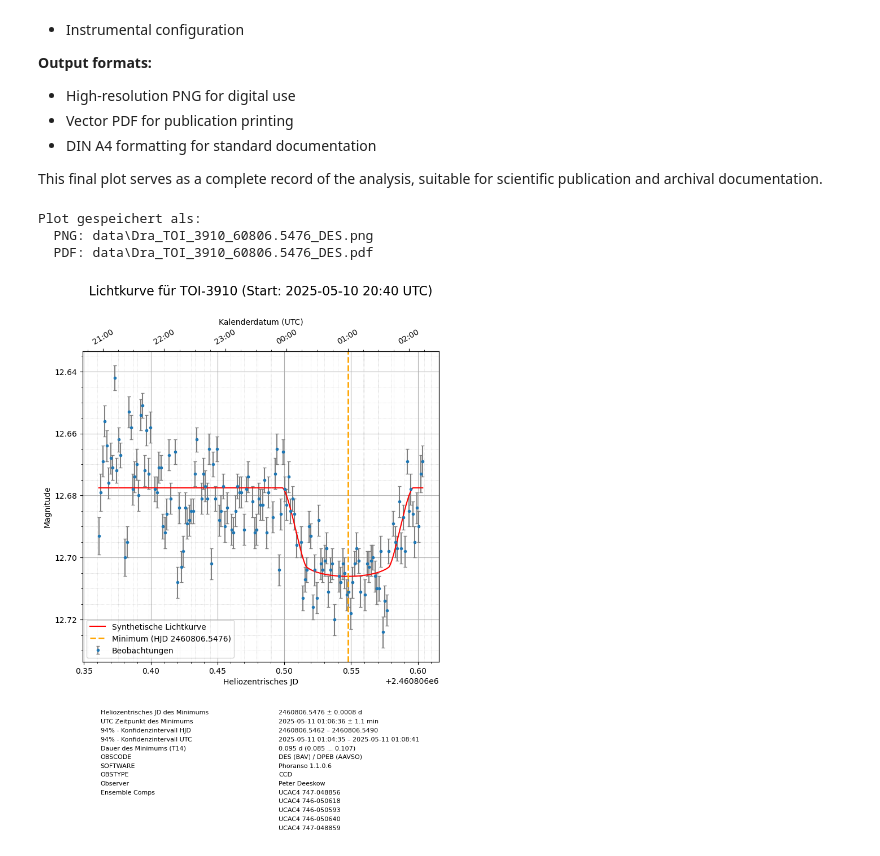
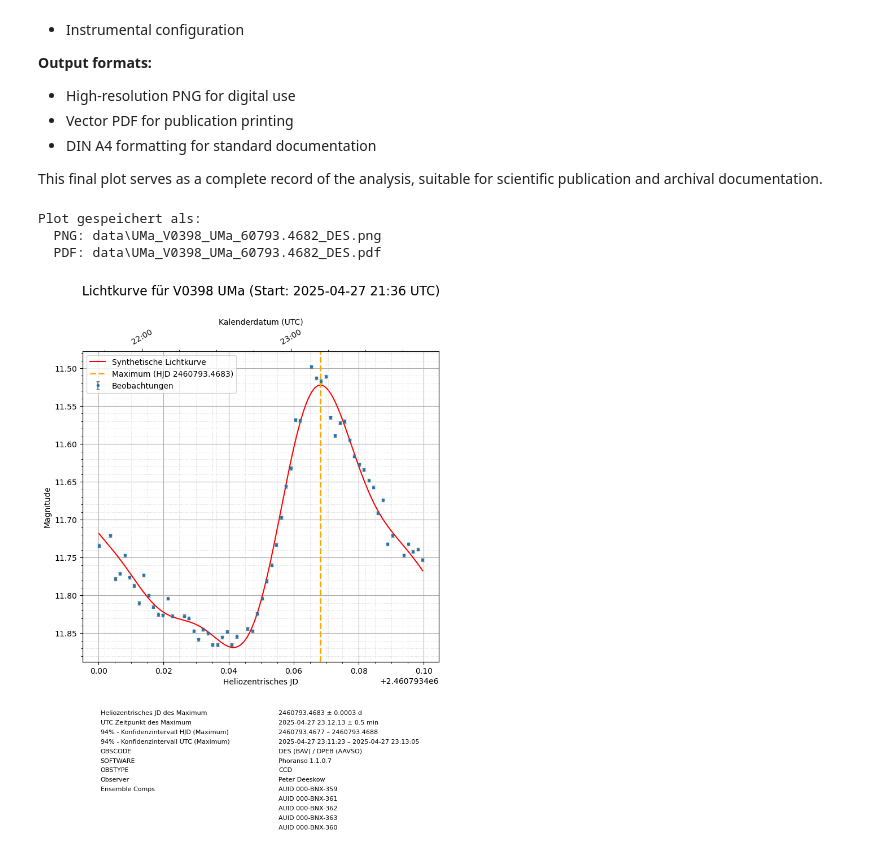
Before and after one commit to pdeeskow/lightcurve, a Jupyter notebook: BAV_lightcurve.ipynb, the cells around one changed output. Drawn from its saved outputs; the diff is of its cells as text; code cells hidden in the pictures.

```diff
--- a/BAV_lightcurve.ipynb
+++ b/BAV_lightcurve.ipynb
@@ -21,8 +21,9 @@ The pipeline expects AAVSO report files containing:
 # %%
 import pandas as pd
 from pathlib import Path
+import requests
 
-file_path = Path('data') / "AAVSO report for TOI-3910 on 2023-05-10 with ringset (8 - 5 - 7)_Created 2025-07-11 20-25-03.txt"
+file_path = Path('data') / "AAVSO report for V0398 UMa on 2025-04-27 with ringset (8 - 5 - 7)_Created 2025-07-23 20-54-49.txt"
 
 # Separate header comment lines and data lines
 header_lines = []
@@ -319,16 +348,23 @@ Determines the precise timing of minimum light from the synthetic lightcurve. Th
 
 The timing precision is typically much better than individual photometric measurements due to the model-based approach combining all observations.
 # %%
-# Minimum der synthetischen Lichtkurve ermitteln
+# Extremum der synthetischen Lichtkurve ermitteln
 import numpy as np
 from astropy.time import Time
 
+#Festlegeung Minimum oder Maximum
+M = 'Maximum'  # oder 'Mininum'
+
 # Finde den Index des Minimums in der synthetischen Lichtkurve
-min_idx = df_synth['MAG'].idxmax()
+if M == 'Maximum':
+    min_idx = df_synth['MAG'].idxmin()
+else:
+    min_idx = df_synth['MAG'].idxmax()
+
 hjd_min = df_synth.loc[min_idx, 'HJD']
 mag_min = df_synth.loc[min_idx, 'MAG']
 
-print(f"Minimum der synthetischen Lichtkurve:")
+print(f"Maximum der synthetischen Lichtkurve:")
 print(f"  HJD: {hjd_min:.6f}")
 print(f"  Magnitude: {mag_min:.6f}")
 
@@ -342,7 +378,7 @@ jd_min_utc = hjd_min - avg_delta_hjd
 time_min_hjd = Time(hjd_min, format='jd', scale='utc')
 time_min_utc = Time(jd_min_utc, format='jd', scale='utc')
 
-print(f"\nZeitpunkt des Minimums:")
+print(f"\nZeitpunkt des {M}:")
 print(f"  HJD: {hjd_min:.6f}")
 print(f"  JD (UTC, geozentrischer): {jd_min_utc:.6f}")
 print(f"  UTC (heliozentrisch): {time_min_hjd.to_datetime().strftime('%Y-%m-%d %H:%M:%S.%f')[:-3]}")
@@ -505,7 +537,8 @@ with open(output_path, 'w', encoding='utf-8') as f:
     f.write("#Delim=|\n")
 
     # Hauptdatenzeile
-    line = f"{constellation_short}|{object_name}|min|{jd_min:.4f}|{hjd_min_bav:.4f}|{std_dev:.4f}|na|na|{mag_at_min:.3f}|C|ASI1600MM|{filter_band}|{num_obs}|DES|na|"
+    extremum_type = "min" if M.lower().startswith("min") else "max"
+    line = f"{constellation_short}|{object_name}|{extremum_type}|{jd_min:.4f}|{hjd_min_bav:.4f}|{std_dev:.4f}|na|na|{mag_at_min:.3f}|C|ASI1600MM|{filter_band}|{num_obs}|DES|na|"
     f.write(line + "\n")
 
 print(f"BAV MiniMax Datei erstellt: {output_path}")
@@ -587,8 +620,10 @@ import matplotlib.pyplot as plt
 from astropy.time import Time
 import matplotlib.dates as mdates
 
+extremum_label = M if M.lower().startswith("min") else "Maximum"
+
 # Beobachtungsdaten in datetime umwandeln
-obs_times = Time(df['HJD'].values, format='jd', scale='utc')
+obs_times = Time(df_selected['HJD'].values, format='jd', scale='utc')
 obs_dates = obs_times.to_datetime()
 
 # Synthetische Kurve in datetime umwandeln
@@ -598,7 +633,7 @@ synth_dates = synth_times.to_datetime()
 # DIN A4 Format (etwa 8.3 x 11.7 Zoll)
 fig, ax = plt.subplots(figsize=(8.3, 11.7))
 # Beobachtungen mit Fehlerbalken
-ax.errorbar(df['HJD'], df['MAG'], yerr=df['MERR'],
+ax.errorbar(df_selected['HJD'], df_selected['MAG'], yerr=df_selected['MERR'],
             fmt='o', ecolor='gray', capsize=2, markersize=3, label='Beobachtungen')
 # Synthetische Kurve
 ax.plot(df_synth['HJD'], df_synth['MAG'],
@@ -606,18 +641,23 @@ ax.plot(df_synth['HJD'], df_synth['MAG'],
 
 # Vertikale Linie für das Minimum
 ax.axvline(hjd_min, color='orange', linestyle='--', linewidth=2,
-           label=f'Minimum (HJD {hjd_min:.4f})')
+           label=f'{extremum_label} (HJD {hjd_min:.4f})')
 
 ax.invert_yaxis()
 ax.set_xlabel('Heliozentrisches JD')
 ax.set_ylabel('Magnitude')
 # Titelzeile mit Startdatum der Beobachtung ergänzen
 start_dt = obs_dates.min()
+
 ax.set_title(f"Lichtkurve für {object_name} (Start: {start_dt.strftime('%Y-%m-%d %H:%M')} UTC)", fontsize=16, pad=30)
 ax.grid(True)
 ax.minorticks_on()
 ax.grid(which='minor', linestyle=':', linewidth=0.5, alpha=0.7)
 ax.legend()
+
+# Vertikale Linie für das Minimum/Maximum
+ax.axvline(hjd_min, color='orange', linestyle='--', linewidth=2,
+           label=f'{extremum_label} (HJD {hjd_min:.4f})')
 
 # Zweite x-Achse mit Kalenderdatum
 ax2 = ax.twiny()
@@ -642,11 +682,11 @@ fig.subplots_adjust(left=0.12, right=0.88, top=0.92, bottom=0.45)
 
 # Build the metadata table rows including uncertainties as ± and T14 duration
 table_data = [
-    ["Heliozentrisches JD des Minimums",      f"{hjd_min:.4f} ± {tm_sd_days:.4f} d"],
-    ["UTC Zeitpunkt des Minimums",             f"{tm_utc.strftime('%Y-%m-%d %H:%M:%S')} ± {tm_sd_min:.1f} min"],
-    ["94% - Konfidenzintervall HJD",            f"{hdi_low_hjd:.4f} – {hdi_high_hjd:.4f}"],
-    ["94% - Konfidenzintervall UTC",            f"{hdi_low_utc.strftime('%Y-%m-%d %H:%M:%S')} – {hdi_high_utc.strftime('%Y-%m-%d %H:%M:%S')}"],
-    ["Dauer des Minimums (T14)",               f"{df_uncertainties.loc['T14','mean']:.3f} d ({df_uncertainties.loc['T14','hdi_3%']:.3f} ... {df_uncertainties.loc['T14','hdi_97%']:.3f})"],
+    [f"Heliozentrisches JD des {extremum_label}",      f"{hjd_min:.4f} ± {tm_sd_days:.4f} d"],
+    [f"UTC Zeitpunkt des {extremum_label}",             f"{tm_utc.strftime('%Y-%m-%d %H:%M:%S')} ± {tm_sd_min:.1f} min"],
+    [f"94% - Konfidenzintervall HJD ({extremum_label})",            f"{hdi_low_hjd:.4f} – {hdi_high_hjd:.4f}"],
+    [f"94% - Konfidenzintervall UTC ({extremum_label})",            f"{hdi_low_utc.strftime('%Y-%m-%d %H:%M:%S')} – {hdi_high_utc.strftime('%Y-%m-%d %H:%M:%S')}"],
+    #["Dauer des Minimums (T14)",               f"{df_uncertainties.loc['T14','mean']:.3f} d ({df_uncertainties.loc['T14','hdi_3%']:.3f} ... {df_uncertainties.loc['T14','hdi_97%']:.3f})"],
 ]
 for key, value in header_dict.items():
     # skip unwanted metadata entries
@@ -663,33 +703,33 @@ for key, value in header_dict.items():
 
 # Metadaten als Tabelle unter dem Plot darstellen
 tbl = ax.table(
     cellText=table_data,
     cellLoc="left",
     loc="bottom",
     bbox=[0, -0.55, 1, 0.4]
 )
 tbl.auto_set_font_size(False)
 tbl.set_fontsize(8)
 tbl.scale(1,4.0)  # increased row height
 # Entferne Tabellenlinien
 for cell in tbl._cells.values():
     cell.set_linewidth(0)
 
 # Speichere Plot als PNG und PDF
 plot_basename = f"{constellation_short}_{object_clean}_{hjd_reduced:.4f}_DES"
 png_path = Path('data') / f"{plot_basename}.png"
 pdf_path = Path('data') / f"{plot_basename}.pdf"
 
 plt.savefig(png_path, dpi=300, bbox_inches='tight', format='png')
 plt.savefig(pdf_path, bbox_inches='tight', format='pdf')
 
 print(f"Plot gespeichert als:")
 print(f"  PNG: {png_path}")
 print(f"  PDF: {pdf_path}")
 
 plt.show()
 # %% [output]
 Plot gespeichert als:
-  PNG: data\Dra_TOI_3910_60806.5476_DES.png
-  PDF: data\Dra_TOI_3910_60806.5476_DES.pdf
+  PNG: data\UMa_V0398_UMa_60793.4682_DES.png
+  PDF: data\UMa_V0398_UMa_60793.4682_DES.pdf
-[figure, old version]
+[figure, new version]
```
Also changed, not shown: parts of 15 cells of this notebook, 14 other files.
